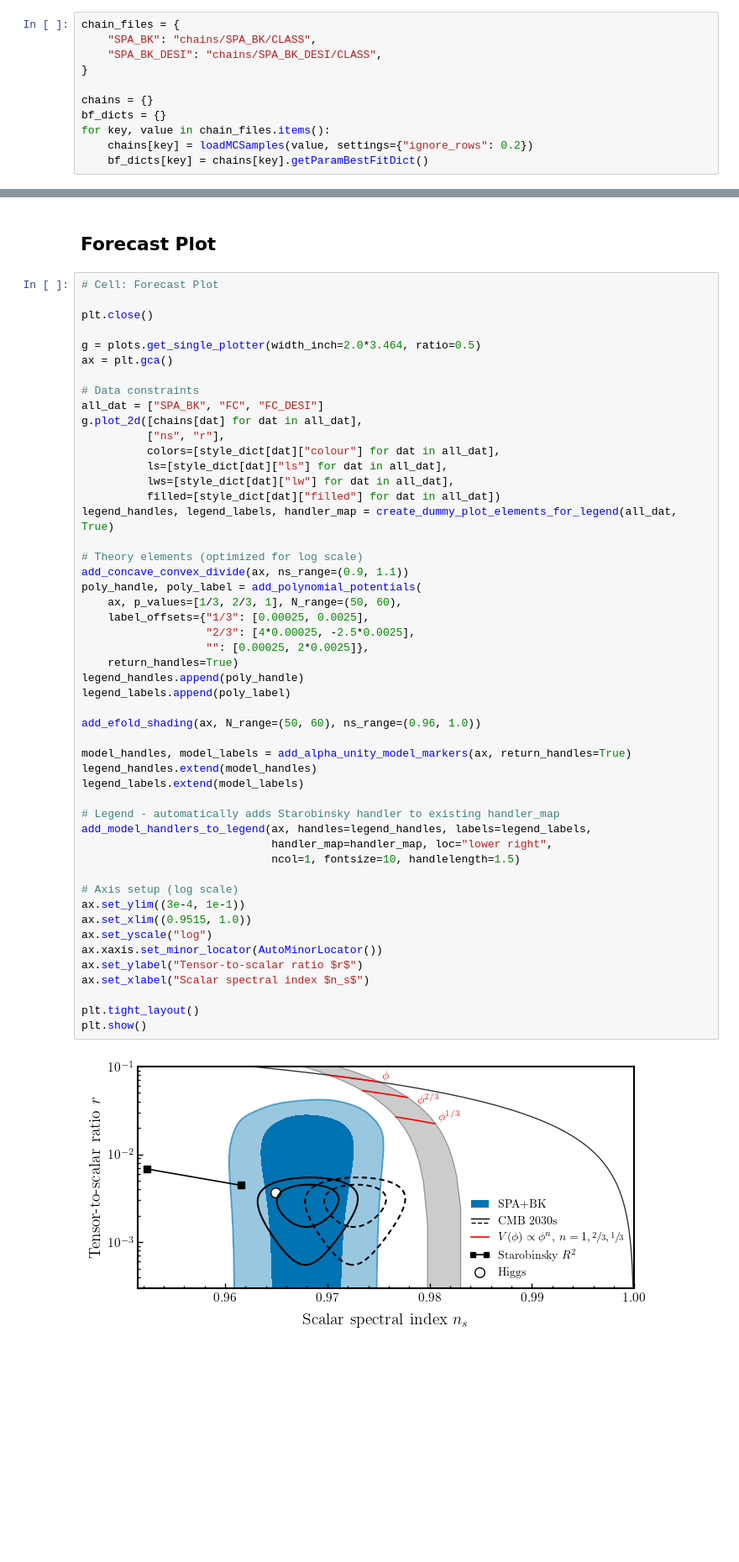
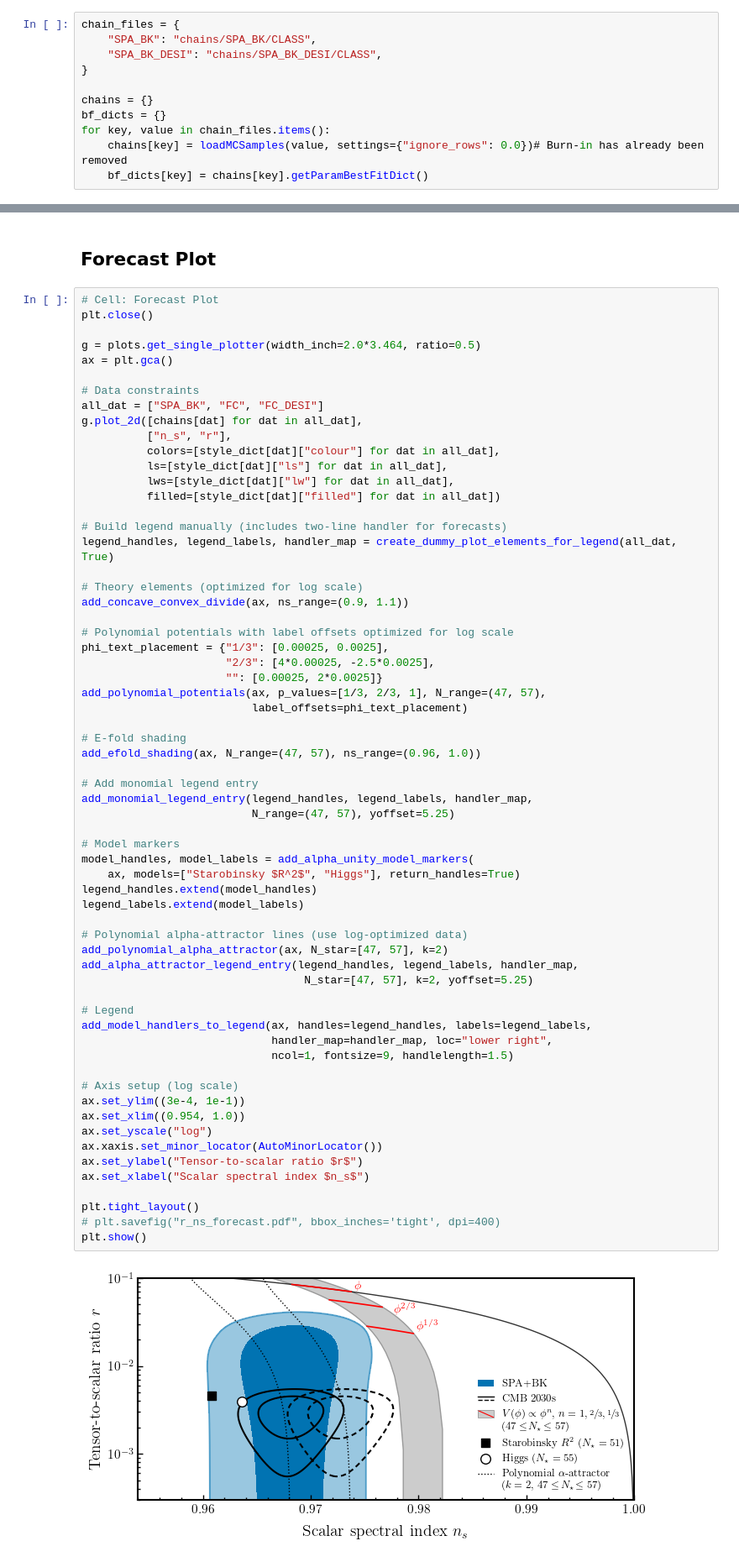
Before and after one commit to Lbalkenhol/r_ns_2025, a Jupyter notebook: r_ns_plot.ipynb, the cells around one changed output, grey strips where cells are left out. Shown at 84% size. Drawn from its saved outputs; the diff is of its cells as text; blank space fills up the shorter version.

Commit message:
update some of the plotting script, add precomputed lines for k=2 polynomial alpha attractors

```diff
--- a/r_ns_plot.ipynb
+++ b/r_ns_plot.ipynb
@@ -27,7 +31,7 @@ chain_files = {
 chains = {}
 bf_dicts = {}
 for key, value in chain_files.items():
-    chains[key] = loadMCSamples(value, settings={"ignore_rows": 0.2})
+    chains[key] = loadMCSamples(value, settings={"ignore_rows": 0.0})# Burn-in has already been removed
     bf_dicts[key] = chains[key].getParamBestFitDict()
 # %%
 # Create forecast chains preserving r-ns correlation from real data
@@ -132,7 +160,6 @@ plt.show()
 ## Forecast Plot
 # %%
 # Cell: Forecast Plot
-
 plt.close()
 
 g = plots.get_single_plotter(width_inch=2.0*3.464, ratio=0.5)
@@ -140,45 +167,59 @@ ax = plt.gca()
 
 # Data constraints
 all_dat = ["SPA_BK", "FC", "FC_DESI"]
 g.plot_2d([chains[dat] for dat in all_dat],
-          ["ns", "r"],
+          ["n_s", "r"],
           colors=[style_dict[dat]["colour"] for dat in all_dat],
           ls=[style_dict[dat]["ls"] for dat in all_dat],
           lws=[style_dict[dat]["lw"] for dat in all_dat],
           filled=[style_dict[dat]["filled"] for dat in all_dat])
+
+# Build legend manually (includes two-line handler for forecasts)
 legend_handles, legend_labels, handler_map = create_dummy_plot_elements_for_legend(all_dat, True)
 
 # Theory elements (optimized for log scale)
 add_concave_convex_divide(ax, ns_range=(0.9, 1.1))
-poly_handle, poly_label = add_polynomial_potentials(
-    ax, p_values=[1/3, 2/3, 1], N_range=(50, 60),
-    label_offsets={"1/3": [0.00025, 0.0025],
-                   "2/3": [4*0.00025, -2.5*0.0025],
-                   "": [0.00025, 2*0.0025]},
-    return_handles=True)
-legend_handles.append(poly_handle)
-legend_labels.append(poly_label)
 
-add_efold_shading(ax, N_range=(50, 60), ns_range=(0.96, 1.0))
+# Polynomial potentials with label offsets optimized for log scale
+phi_text_placement = {"1/3": [0.00025, 0.0025],
+                      "2/3": [4*0.00025, -2.5*0.0025],
+                      "": [0.00025, 2*0.0025]}
+add_polynomial_potentials(ax, p_values=[1/3, 2/3, 1], N_range=(47, 57),
+                          label_offsets=phi_text_placement)
 
-model_handles, model_labels = add_alpha_unity_model_markers(ax, return_handles=True)
+# E-fold shading
+add_efold_shading(ax, N_range=(47, 57), ns_range=(0.96, 1.0))
+
+# Add monomial legend entry
+add_monomial_legend_entry(legend_handles, legend_labels, handler_map,
+                          N_range=(47, 57), yoffset=5.25)
+
+# Model markers
+model_handles, model_labels = add_alpha_unity_model_markers(
+    ax, models=["Starobinsky $R^2$", "Higgs"], return_handles=True)
 legend_handles.extend(model_handles)
 legend_labels.extend(model_labels)
 
-# Legend - automatically adds Starobinsky handler to existing handler_map
+# Polynomial alpha-attractor lines (use log-optimized data)
+add_polynomial_alpha_attractor(ax, N_star=[47, 57], k=2)
+add_alpha_attractor_legend_entry(legend_handles, legend_labels, handler_map,
+                                  N_star=[47, 57], k=2, yoffset=5.25)
+
+# Legend
 add_model_handlers_to_legend(ax, handles=legend_handles, labels=legend_labels,
                              handler_map=handler_map, loc="lower right",
-                             ncol=1, fontsize=10, handlelength=1.5)
+                             ncol=1, fontsize=9, handlelength=1.5)
 
 # Axis setup (log scale)
 ax.set_ylim((3e-4, 1e-1))
-ax.set_xlim((0.9515, 1.0))
+ax.set_xlim((0.954, 1.0))
 ax.set_yscale("log")
 ax.xaxis.set_minor_locator(AutoMinorLocator())
 ax.set_ylabel("Tensor-to-scalar ratio $r$")
 ax.set_xlabel("Scalar spectral index $n_s$")
 
 plt.tight_layout()
+# plt.savefig("r_ns_forecast.pdf", bbox_inches='tight', dpi=400)
 plt.show()
 # %% [output]
-[figure, old version]
+[figure, new version]
```
Also changed, not shown: parts of 3 cells of this notebook, 27 other files.
